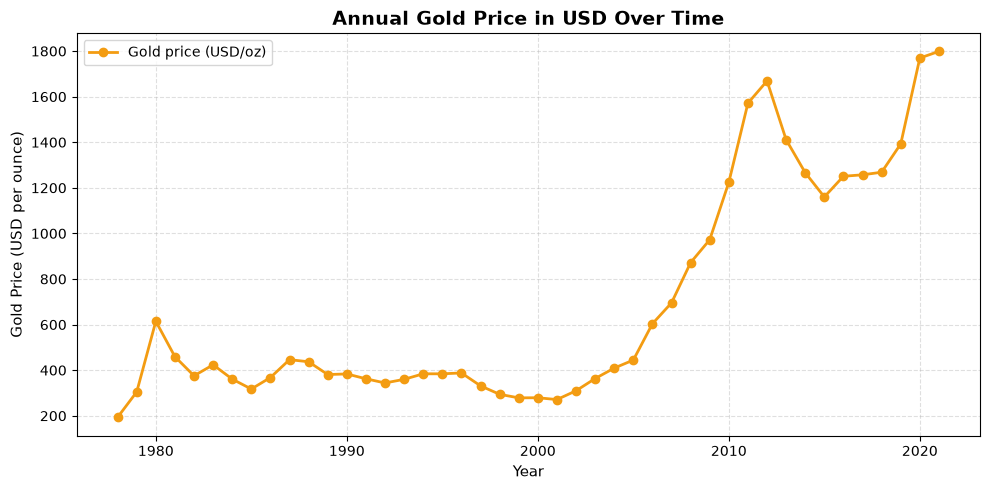
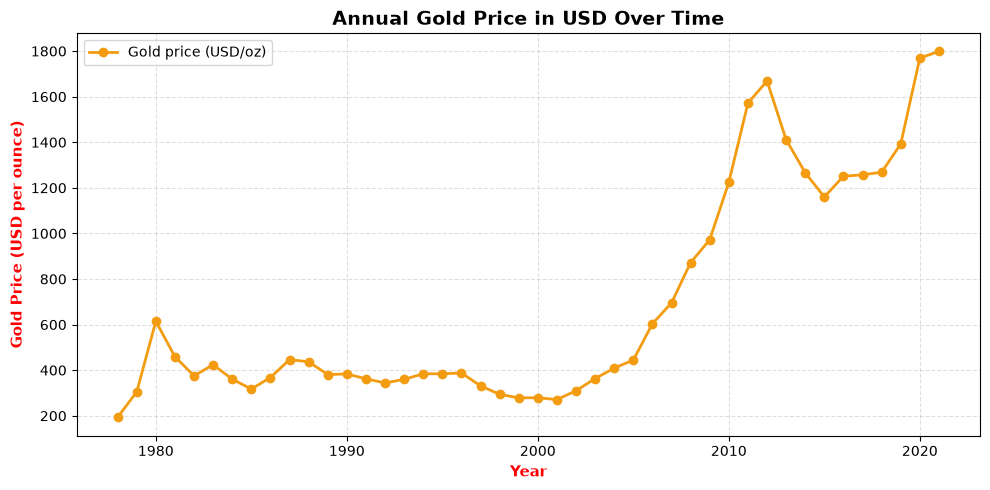
Code edit (unified diff) that turned the first committed figure into the second:
--- before
+++ after
@@ -12,6 +12,6 @@
 
 # ✅ This is the line you were starting with: ax.la...
-ax.set_xlabel("Year", fontsize=11)
-ax.set_ylabel("Gold Price (USD per ounce)", fontsize=11)
+ax.set_xlabel("Year", fontsize=11,color="red",fontweight='bold')
+ax.set_ylabel("Gold Price (USD per ounce)", fontsize=11,color="red",fontweight='bold')
 ax.set_title("Annual Gold Price in USD Over Time", fontsize=14, fontweight='bold')
 

Commit: changes for charts